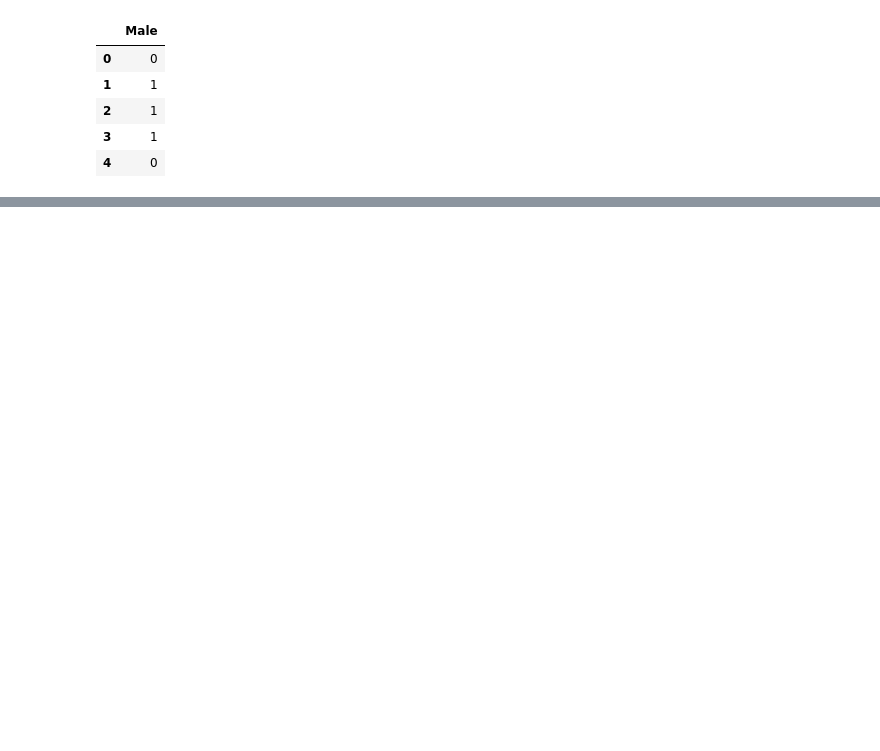
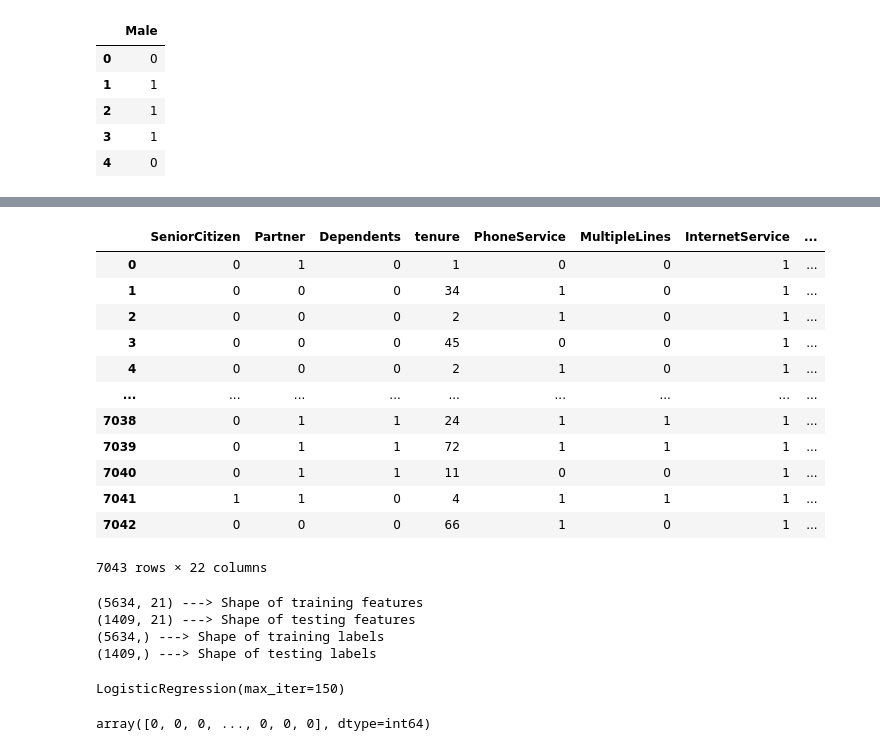
Before and after one commit to SidathSLIIT/ML_Assignment2_IT19037998_IT19513188_IT19062266, a Jupyter notebook: customer_retain_prediction.ipynb, the cells around one changed output, grey strips where cells are left out. Drawn from its saved outputs; the diff is of its cells as text; code cells hidden in the pictures; blank space fills up the shorter version.

```diff
--- a/customer_retain_prediction.ipynb
+++ b/customer_retain_prediction.ipynb
@@ -335,0 +336,25 @@ customer_data
+# %%
+from sklearn.preprocessing import LabelEncoder
+
+labelEncoder = LabelEncoder()
+
+customer_data_tf = customer_data.copy()
+
+for i in customer_data.columns:
+    customer_data_tf[i] = labelEncoder.fit_transform(customer_data[i])
+
+customer_data_tf
+# %% [output]
+|  | SeniorCitizen | Partner | Dependents | tenure | PhoneService | MultipleLines | InternetService | ... |
+| 0 | 0 | 1 | 0 | 1 | 0 | 0 | 1 | ... |
+| 1 | 0 | 0 | 0 | 34 | 1 | 0 | 1 | ... |
+| 2 | 0 | 0 | 0 | 2 | 1 | 0 | 1 | ... |
+| 3 | 0 | 0 | 0 | 45 | 0 | 0 | 1 | ... |
+| 4 | 0 | 0 | 0 | 2 | 1 | 0 | 1 | ... |
+| ... | ... | ... | ... | ... | ... | ... | ... | ... |
+| 7038 | 0 | 1 | 1 | 24 | 1 | 1 | 1 | ... |
+| 7039 | 0 | 1 | 1 | 72 | 1 | 1 | 1 | ... |
+| 7040 | 0 | 1 | 1 | 11 | 0 | 0 | 1 | ... |
+| 7041 | 1 | 1 | 0 | 4 | 1 | 1 | 1 | ... |
+| 7042 | 0 | 0 | 0 | 66 | 1 | 0 | 1 | ... |
+7043 rows × 22 columns
@@ -335,0 +368,22 @@ customer_data
+# %%
+print(X_train.shape, '---> Shape of training features')
+print(X_test.shape, '---> Shape of testing features')
+print(Y_train.shape, '---> Shape of training labels')
+print(Y_test.shape, '---> Shape of testing labels')
+# %% [output]
+(5634, 21) ---> Shape of training features
+(1409, 21) ---> Shape of testing features
+(5634,) ---> Shape of training labels
+(1409,) ---> Shape of testing labels
+# %%
+from sklearn.linear_model import LogisticRegression
+
+customer_log_model = LogisticRegression(max_iter=150)
+customer_log_model.fit(X_train,Y_train)
+# %% [output]
+LogisticRegression(max_iter=150)
+# %%
+customer_predictions = customer_log_model.predict(X_test)
+customer_predictions
+# %% [output]
+array([0, 0, 0, ..., 0, 0, 0], dtype=int64)
```
Also changed, not shown: parts of 8 cells of this notebook.
